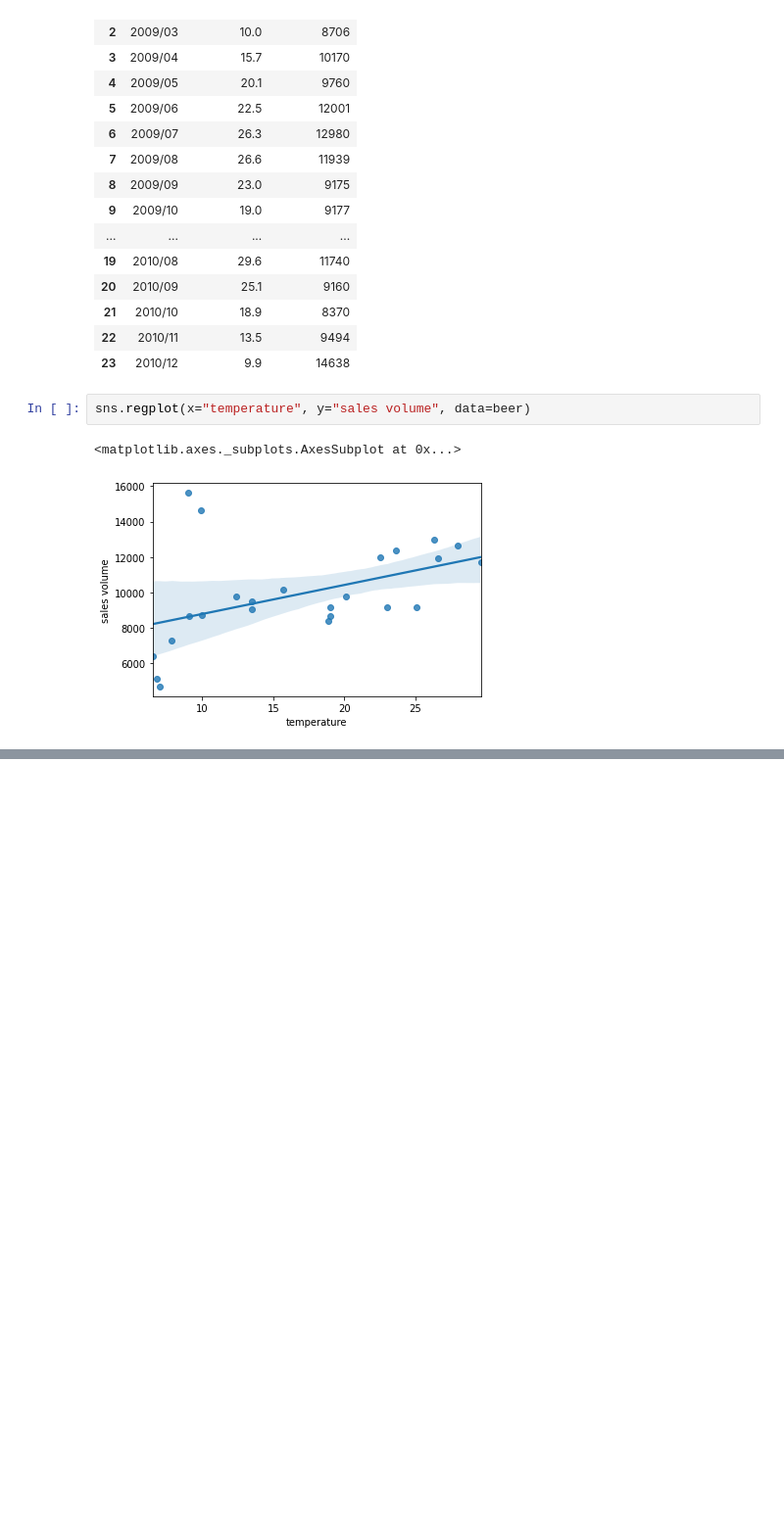
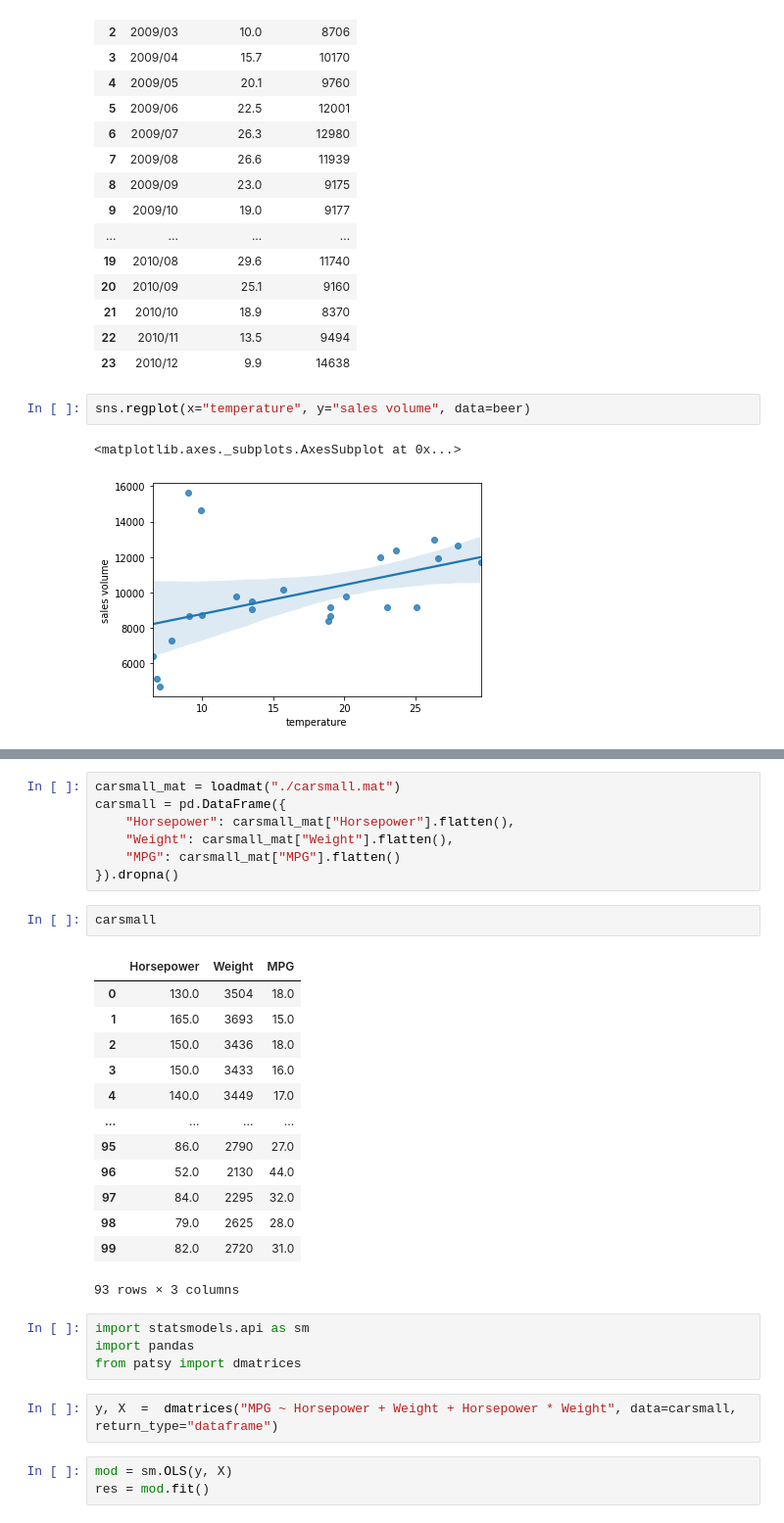
Before and after one commit to KeitaW/Colab-Notebooks, a Jupyter notebook: 210425beer.ipynb, the cells around one changed output, grey strips where cells are left out. Shown: that part at 98% size. Cells and saved outputs as stored; diff of their text form; blank space fills up the shorter version.

```diff
--- a/210425beer.ipynb
+++ b/210425beer.ipynb
@@ -37,0 +71,32 @@ sns.regplot(x="temperature", y="sales volume", data=beer)
+# %%
+carsmall_mat = loadmat("./carsmall.mat")
+carsmall = pd.DataFrame({
+    "Horsepower": carsmall_mat["Horsepower"].flatten(),
+    "Weight": carsmall_mat["Weight"].flatten(),
+    "MPG": carsmall_mat["MPG"].flatten()
+}).dropna()
+# %%
+carsmall
+# %% [output]
+|  | Horsepower | Weight | MPG |
+| 0 | 130.0 | 3504 | 18.0 |
+| 1 | 165.0 | 3693 | 15.0 |
+| 2 | 150.0 | 3436 | 18.0 |
+| 3 | 150.0 | 3433 | 16.0 |
+| 4 | 140.0 | 3449 | 17.0 |
+| ... | ... | ... | ... |
+| 95 | 86.0 | 2790 | 27.0 |
+| 96 | 52.0 | 2130 | 44.0 |
+| 97 | 84.0 | 2295 | 32.0 |
+| 98 | 79.0 | 2625 | 28.0 |
+| 99 | 82.0 | 2720 | 31.0 |
+93 rows × 3 columns
+# %%
+import statsmodels.api as sm
+import pandas
+from patsy import dmatrices
+# %%
+y, X  =  dmatrices("MPG ~ Horsepower + Weight + Horsepower * Weight", data=carsmall, return_type="dataframe")
+# %%
+mod = sm.OLS(y, X)
+res = mod.fit()
```
Also changed, not shown: parts of 12 cells of this notebook.
